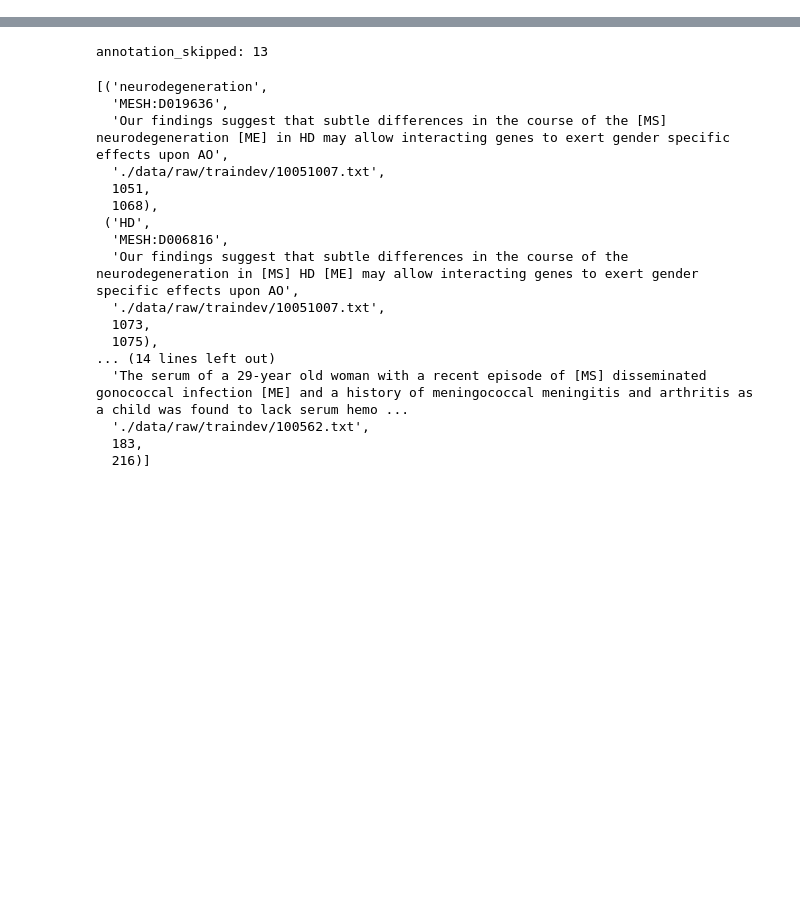
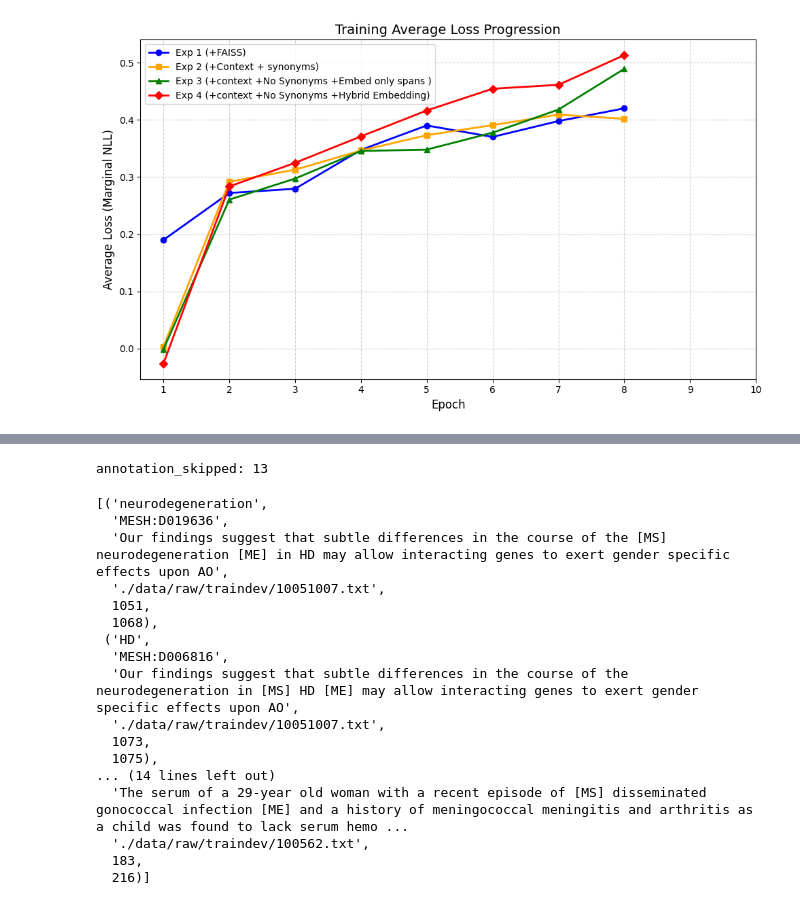
Before and after one commit to antoinsader/biosyn_faiss_prod, a Jupyter notebook: test.ipynb, the cells around one changed output, grey strips where cells are left out. Drawn from its saved outputs; the diff is of its cells as text; code cells hidden in the pictures; blank space fills up the shorter version.

```diff
--- a/test.ipynb
+++ b/test.ipynb
@@ -0,0 +63,39 @@
+# %%
+import matplotlib.pyplot as plt
+
+# Data for experiments
+data = {
+    'Exp 1 (+FAISS)': [0.1900,  0.2721, 0.2795, 0.3474,  0.3901, 0.3701, 0.3978, 0.4200, ],
+    'Exp 2 (+Context + synonyms)': [0.0034, 0.2917, 0.3128, 0.3463, 0.3731, 0.3908, 0.4091, 0.4018 ],
+    'Exp 3 (+context +No Synonyms +Embed only spans )': [-0.0013, 0.2605, 0.2973, 0.3455, 0.3479, 0.3775, 0.4178, 0.4891,  ],
+    'Exp 4 (+context +No Synonyms +Hybrid Embedding)': [-0.0262, 0.2835, 0.3248, 0.3710, 0.4163, 0.4543, 0.4611, 0.5131,  ],
+}
+
+# Plotting
+plt.figure(figsize=(10, 6))
+
+# Define styles for clarity in black & white printing if needed
+styles = [
+    ('blue', 'o'),
+    ('orange', 's'),
+    ('green', '^'),
+    ('red', 'D'),
+    ('purple', 'x')
+]
+
+for (label, losses), (color, marker) in zip(data.items(), styles):
+    epochs = range(1, len(losses) + 1)
+    plt.plot(epochs, losses, label=label, color=color, marker=marker, linestyle='-', linewidth=2)
+
+plt.title('Training Average Loss Progression', fontsize=14)
+plt.xlabel('Epoch', fontsize=12)
+plt.ylabel('Average Loss (Marginal NLL)', fontsize=12)
+plt.legend()
+plt.grid(True, linestyle='--', alpha=0.6)
+plt.xticks(range(1, 11))
+
+# Save the figure
+plt.tight_layout()
+plt.show()
+# %% [output]
+[figure, added]
```
Also changed, not shown: parts of 3 cells of this notebook, 4 other files.
